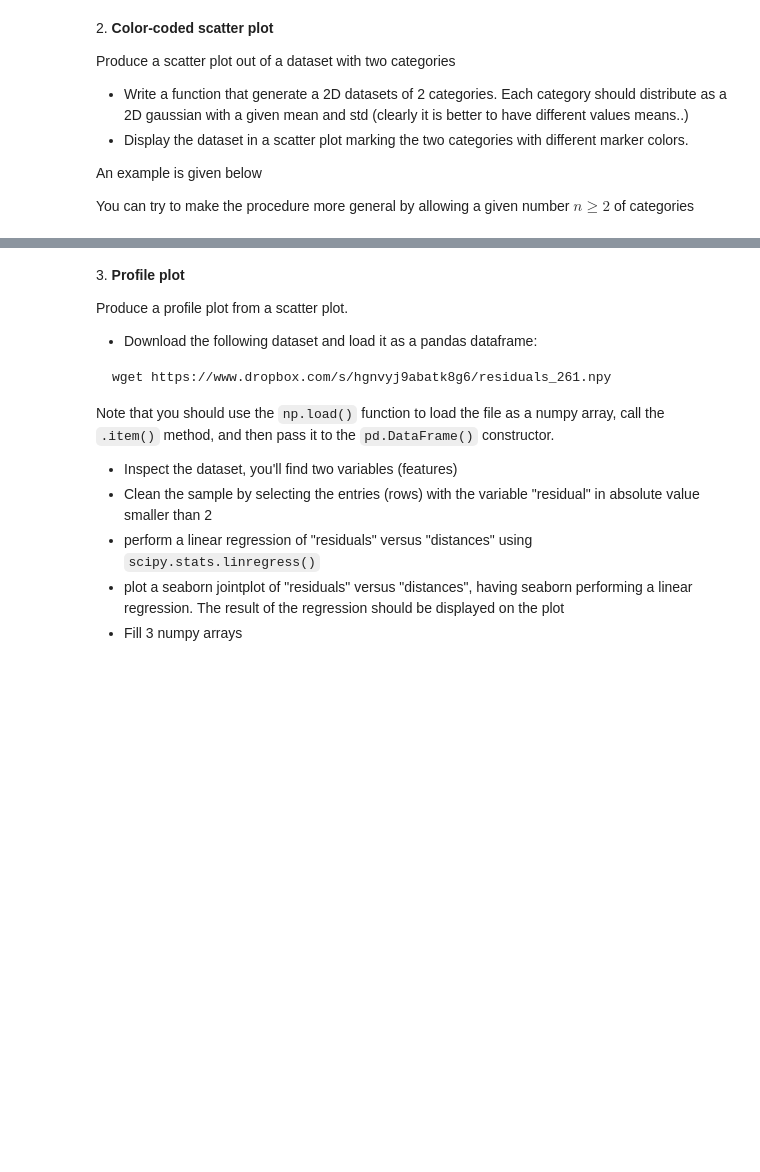
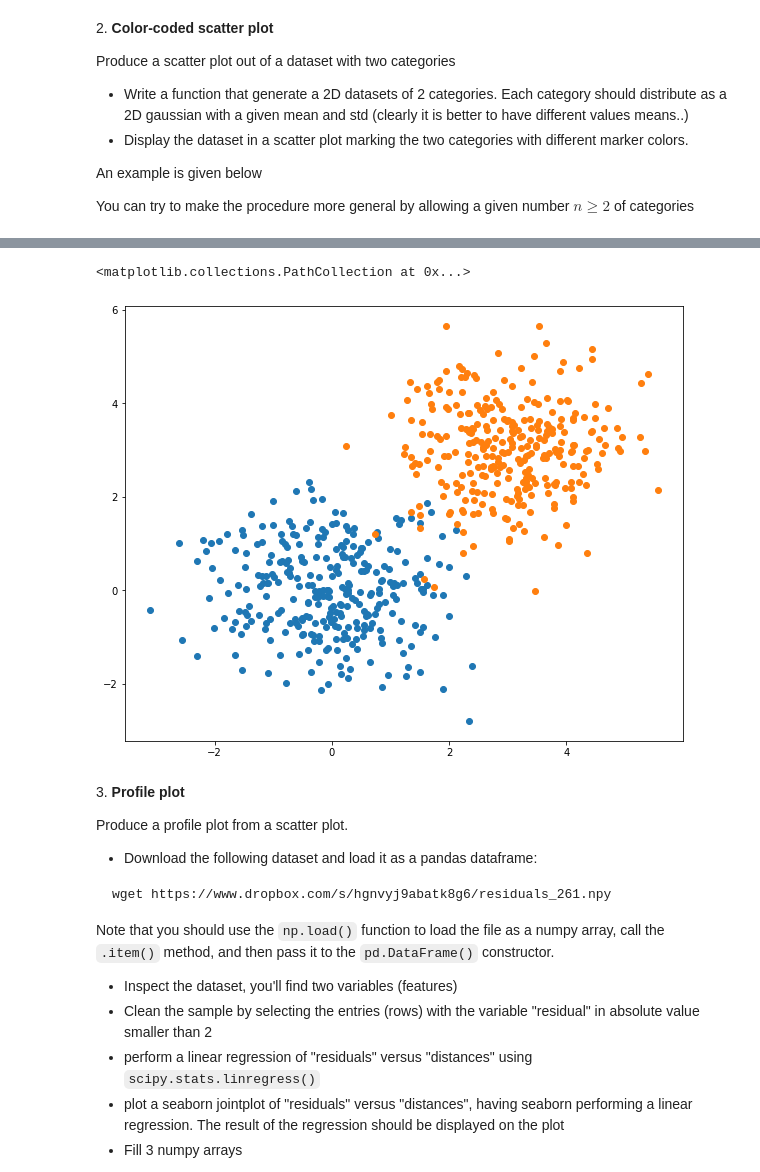
Before and after one commit to tommasoguercio/LaboratoryOfComputationalPhysics_Y5, a Jupyter notebook: 07ex_Visualization.ipynb, the cells around one changed output, grey strips where cells are left out. Saved outputs shown, nothing was run; the diff lists cells and outputs as text; code cells hidden in the pictures; blank space fills up the shorter version.

```diff
--- a/07ex_Visualization.ipynb
+++ b/07ex_Visualization.ipynb
@@ -67,4 +74,20 @@ two_categories_scat 100%[===================>]  42.80K  --.-KB/s    in 0.02s
 [figure]
+# %%
+mean1 = [0, 0]
+cov1 = [[1, 0], [0, 1]]
+mean2 = [3, 3]
+cov2 = [[1, 0], [0, 1]]
+
+x1, y1 = np.random.multivariate_normal(mean1, cov1, N).T
+x2, y2 = np.random.multivariate_normal(mean2, cov2, N).T
+
+fig, ax = plt.subplots(figsize=(10, 8))
+
+ax.scatter(x1, y1)
+ax.scatter(x2, y2)
+# %% [output]
+<matplotlib.collections.PathCollection at 0x...>
+[figure, added]
 # %% [markdown]
 3\. **Profile plot**
 
```
Also changed, not shown: parts of 4 cells of this notebook, 5 other files.
